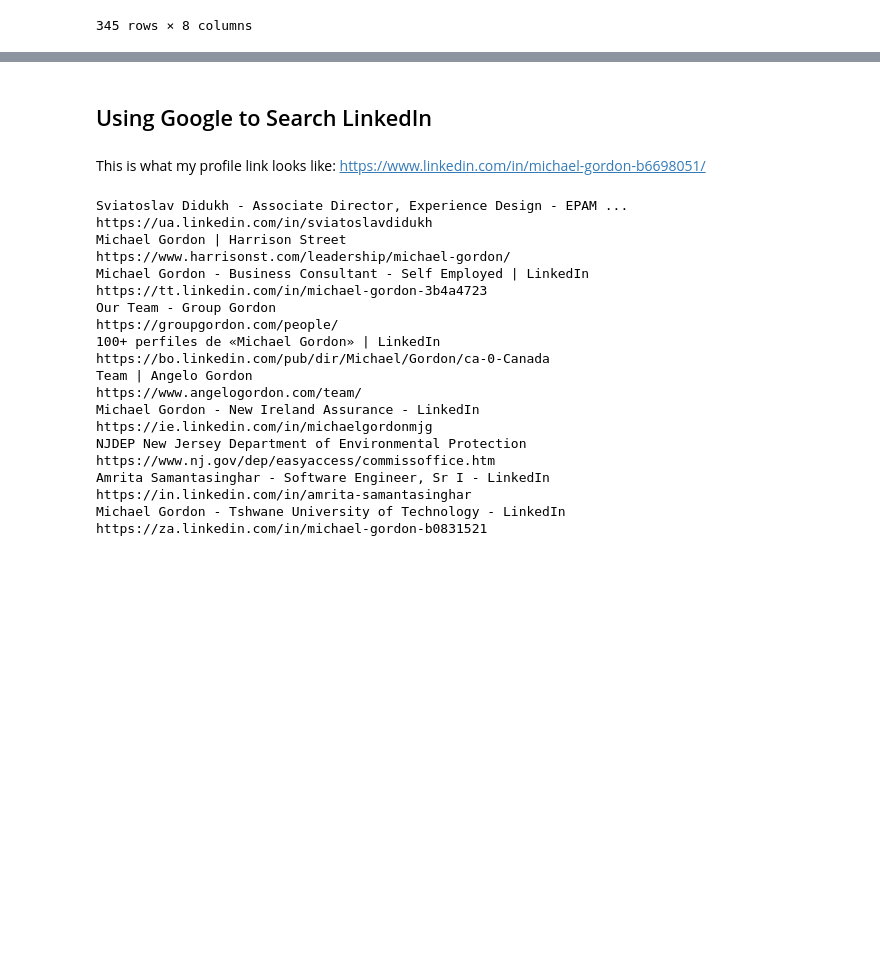
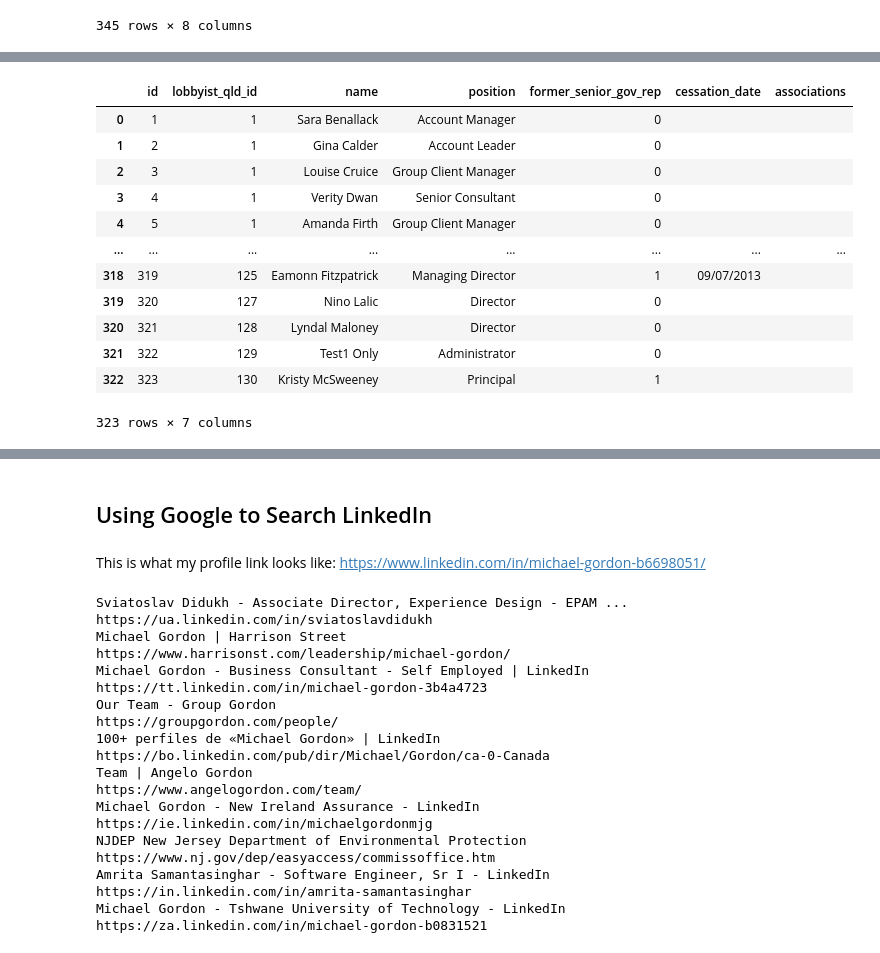
Before and after one commit to sjeruto/ARDC-Project, a Jupyter notebook: notebooks/mg_workbook.ipynb, the cells around one changed output, grey strips where cells are left out. Cells and saved outputs as stored; diff of their text form; code cells hidden in the pictures; blank space fills up the shorter version.

```diff
--- a/notebooks/mg_workbook.ipynb
+++ b/notebooks/mg_workbook.ipynb
@@ -91,0 +108,16 @@ pd.read_sql_query("select * from lobbyist_nsw_owner", cnx)
+# %%
+pd.read_sql_query("select * from lobbyist_qld_employee", cnx)
+# %% [output]
+|  | id | lobbyist_qld_id | name | position | former_senior_gov_rep | cessation_date | associations |
+| 0 | 1 | 1 | Sara Benallack | Account Manager | 0 |  |  |
+| 1 | 2 | 1 | Gina Calder | Account Leader | 0 |  |  |
+| 2 | 3 | 1 | Louise Cruice | Group Client Manager | 0 |  |  |
+| 3 | 4 | 1 | Verity Dwan | Senior Consultant | 0 |  |  |
+| 4 | 5 | 1 | Amanda Firth | Group Client Manager | 0 |  |  |
+| ... | ... | ... | ... | ... | ... | ... | ... |
+| 318 | 319 | 125 | Eamonn Fitzpatrick | Managing Director | 1 | 09/07/2013 |  |
+| 319 | 320 | 127 | Nino Lalic | Director | 0 |  |  |
+| 320 | 321 | 128 | Lyndal Maloney | Director | 0 |  |  |
+| 321 | 322 | 129 | Test1 Only | Administrator | 0 |  |  |
+| 322 | 323 | 130 | Kristy McSweeney | Principal | 1 |  |  |
+323 rows × 7 columns
```
Also changed, not shown: parts of 7 cells of this notebook, 3 other files.
